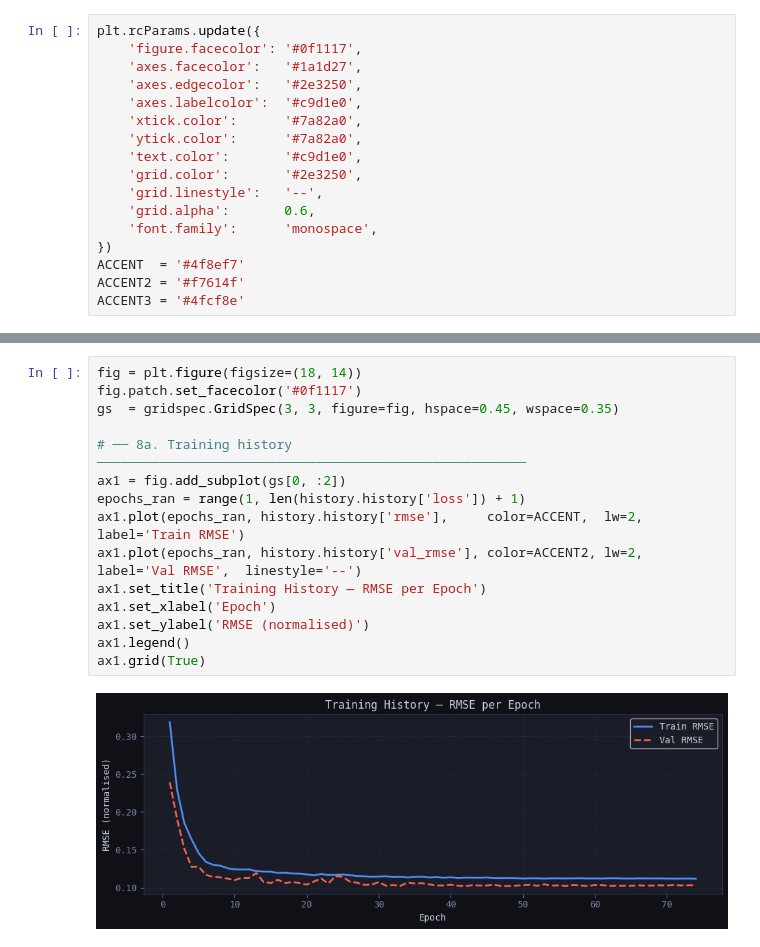
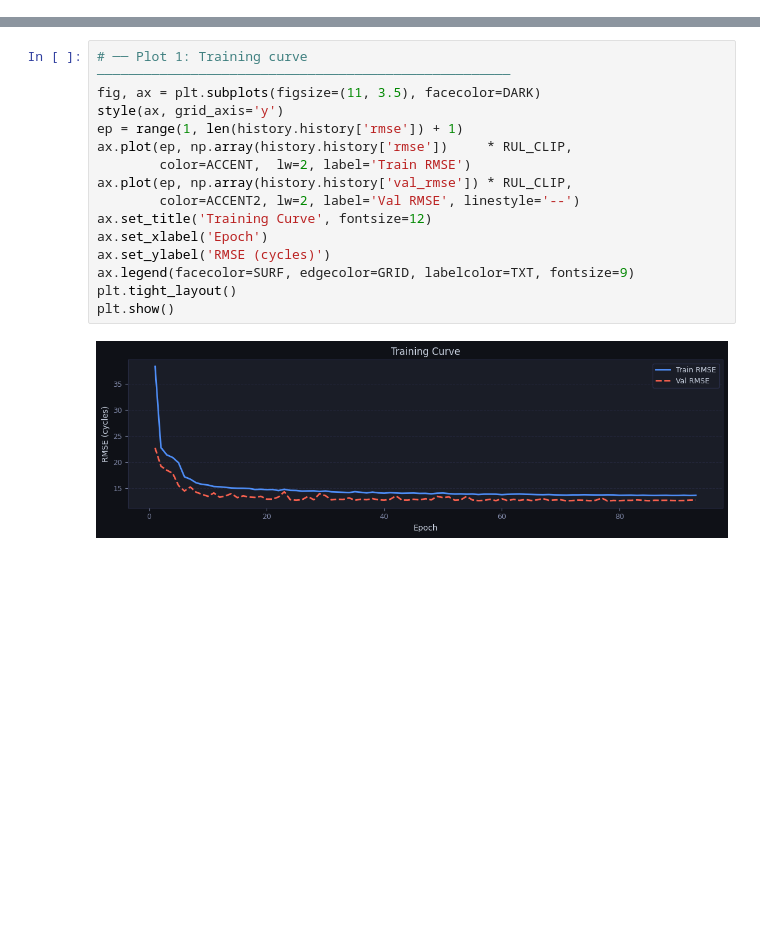
Before and after one commit to nasim-raj-laskar/Real-Time-Aircraft-Engine-Predictive-Maintenance-System, a Jupyter notebook: test-rul.ipynb, the cells around one changed output, grey strips where cells are left out. Cells and saved outputs as stored; diff of their text form; blank space fills up the shorter version.

Commit message:
Preprocessing cleaned up and artifact saving added, Final metics: Val  RMSE : 12.66 cycles   Test RMSE : 14.54 cycles   NASA Score: 396.5

```diff
--- a/test-rul.ipynb
+++ b/test-rul.ipynb
@@ -21,17 +20,0 @@ W0000 00:00:1777548952.362606      23 computation_placer.cc:177] computation pla
-# %%
-plt.rcParams.update({
-    'figure.facecolor': '#0f1117',
-    'axes.facecolor':   '#1a1d27',
-    'axes.edgecolor':   '#2e3250',
-    'axes.labelcolor':  '#c9d1e0',
-    'xtick.color':      '#7a82a0',
-    'ytick.color':      '#7a82a0',
-    'text.color':       '#c9d1e0',
-    'grid.color':       '#2e3250',
-    'grid.linestyle':   '--',
-    'grid.alpha':       0.6,
-    'font.family':      'monospace',
-})
-ACCENT  = '#4f8ef7'
-ACCENT2 = '#f7614f'
-ACCENT3 = '#4fcf8e'
@@ -391,17 +323,17 @@ weighted avg       0.97      0.97      0.97       100
 # %%
-fig = plt.figure(figsize=(18, 14))
-fig.patch.set_facecolor('#0f1117')
-gs  = gridspec.GridSpec(3, 3, figure=fig, hspace=0.45, wspace=0.35)
-
-# ── 8a. Training history ───────────────────────────────────────────────────────
-ax1 = fig.add_subplot(gs[0, :2])
-epochs_ran = range(1, len(history.history['loss']) + 1)
-ax1.plot(epochs_ran, history.history['rmse'],     color=ACCENT,  lw=2, label='Train RMSE')
-ax1.plot(epochs_ran, history.history['val_rmse'], color=ACCENT2, lw=2, label='Val RMSE',  linestyle='--')
-ax1.set_title('Training History — RMSE per Epoch')
-ax1.set_xlabel('Epoch')
-ax1.set_ylabel('RMSE (normalised)')
-ax1.legend()
-ax1.grid(True)
+# ── Plot 1: Training curve ─────────────────────────────────────────────────────
+fig, ax = plt.subplots(figsize=(11, 3.5), facecolor=DARK)
+style(ax, grid_axis='y')
+ep = range(1, len(history.history['rmse']) + 1)
+ax.plot(ep, np.array(history.history['rmse'])     * RUL_CLIP,
+        color=ACCENT,  lw=2, label='Train RMSE')
+ax.plot(ep, np.array(history.history['val_rmse']) * RUL_CLIP,
+        color=ACCENT2, lw=2, label='Val RMSE', linestyle='--')
+ax.set_title('Training Curve', fontsize=12)
+ax.set_xlabel('Epoch')
+ax.set_ylabel('RMSE (cycles)')
+ax.legend(facecolor=SURF, edgecolor=GRID, labelcolor=TXT, fontsize=9)
+plt.tight_layout()
+plt.show()
 # %% [output]
-[figure, old version]
+[figure, new version]
```
Also changed, not shown: parts of 24 cells of this notebook.
